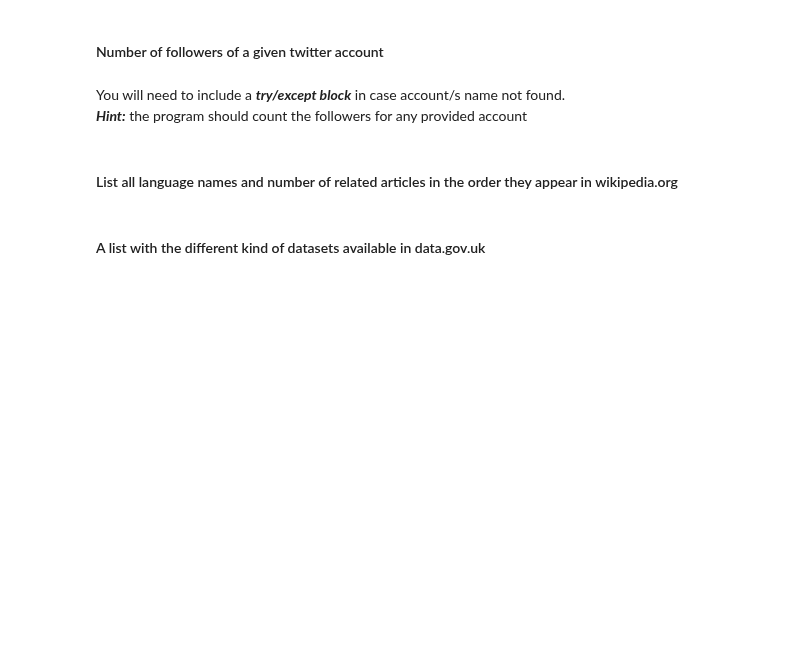
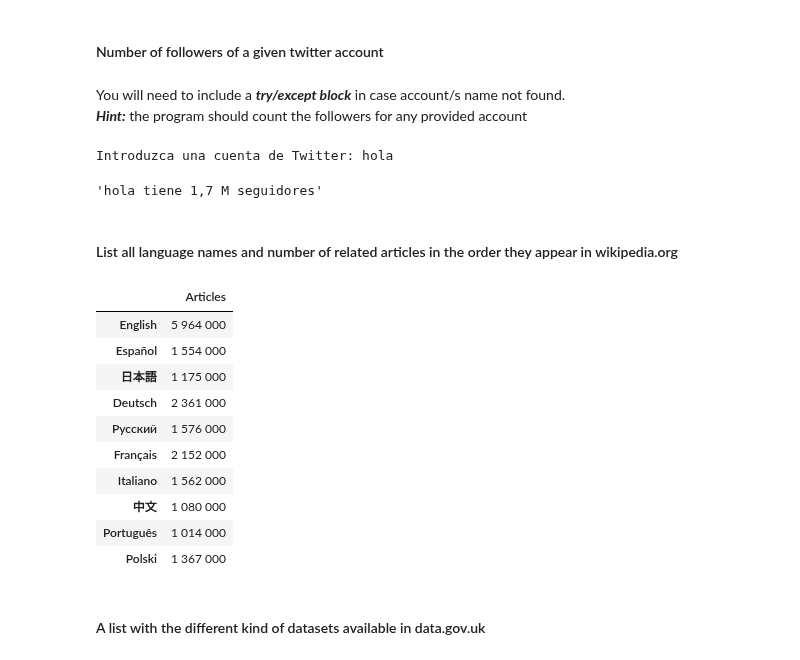
Before and after one commit to ironhack-datalabs/datamad1019, a Jupyter notebook: module-1/lab-web-scraping/your-code/main.ipynb, the cells around one changed output. Cells and saved outputs as stored; diff of their text form; code cells hidden in the pictures; blank space fills up the shorter version.

```diff
--- a/module-1/lab-web-scraping/your-code/main.ipynb
+++ b/module-1/lab-web-scraping/your-code/main.ipynb
@@ -204,0 +217,11 @@ url = 'http://uscode.house.gov/download/download.shtml'
+# %%
+#your code
+res = requests.get(url)
+html=res.text
+soup=BeautifulSoup(html)
+soup
+lol5=soup.select('.usctitlechanged')
+listatitulos=[]
+for i in lol5:
+    listatitulos.append(i.text.strip())
+len(listatitulos)
@@ -211,0 +235,12 @@ url = 'https://www.fbi.gov/wanted/topten'
+# %%
+#your code
+res = requests.get(url)
+html=res.text
+soup=BeautifulSoup(html)
+soup
+lol6=soup.select('.title')
+listamakinas=[]
+for i in range(1,len(lol6)):
+    w=lol6[i].text.strip()
+    listamakinas.append(w)
+listamakinas
@@ -248,3 +354,19 @@ url = 'https://twitter.com/'
+# %%
+#your code
+cuenta=input('Introduzca una cuenta de Twitter: ')
+def cuentafollowers(cuenta):
+    try:
+        url = 'https://twitter.com/{}'.format(cuenta)
+        res = requests.get(url)
+    except: return 'No existe esa cuenta'
+    html=res.text
+    soup=BeautifulSoup(html)
+    tuits=soup.select('[data-count]')
+    return cuenta+" tiene "+tuits[2].text.strip().replace("\xa0"," ")+" seguidores"
+cuentafollowers(cuenta)
+# %% [output]
+Introduzca una cuenta de Twitter: hola
+'hola tiene 1,7 M seguidores'
 # %% [markdown]
 #### List all language names and number of related articles in the order they appear in wikipedia.org
 # %%
@@ -255,3 +375,30 @@ url = 'https://www.wikipedia.org/'
+# %%
+#your code
+res = requests.get(url)
+html=res.content
+soup=BeautifulSoup(html)
+lol9=soup.select('[data-slogan]')
+diccio={}
+for i in lol9:
+    l=i.select('strong')[0].text
+    n=i.select('bdi')[0].text.rstrip('+')
+    #n=n.encode('ascii', 'replace')
+    diccio[l]=n
+df=pd.DataFrame([diccio])
+df=df.T.rename(columns={0: 'Articles'})
+df
+# %% [output]
+|  | Articles |
+| English | 5 964 000 |
+| Español | 1 554 000 |
+| 日本語 | 1 175 000 |
+| Deutsch | 2 361 000 |
+| Русский | 1 576 000 |
+| Français | 2 152 000 |
+| Italiano | 1 562 000 |
+| 中文 | 1 080 000 |
+| Português | 1 014 000 |
+| Polski | 1 367 000 |
 # %% [markdown]
 #### A list with the different kind of datasets available in data.gov.uk
 # %%
```
Also changed, not shown: parts of 22 cells of this notebook.
